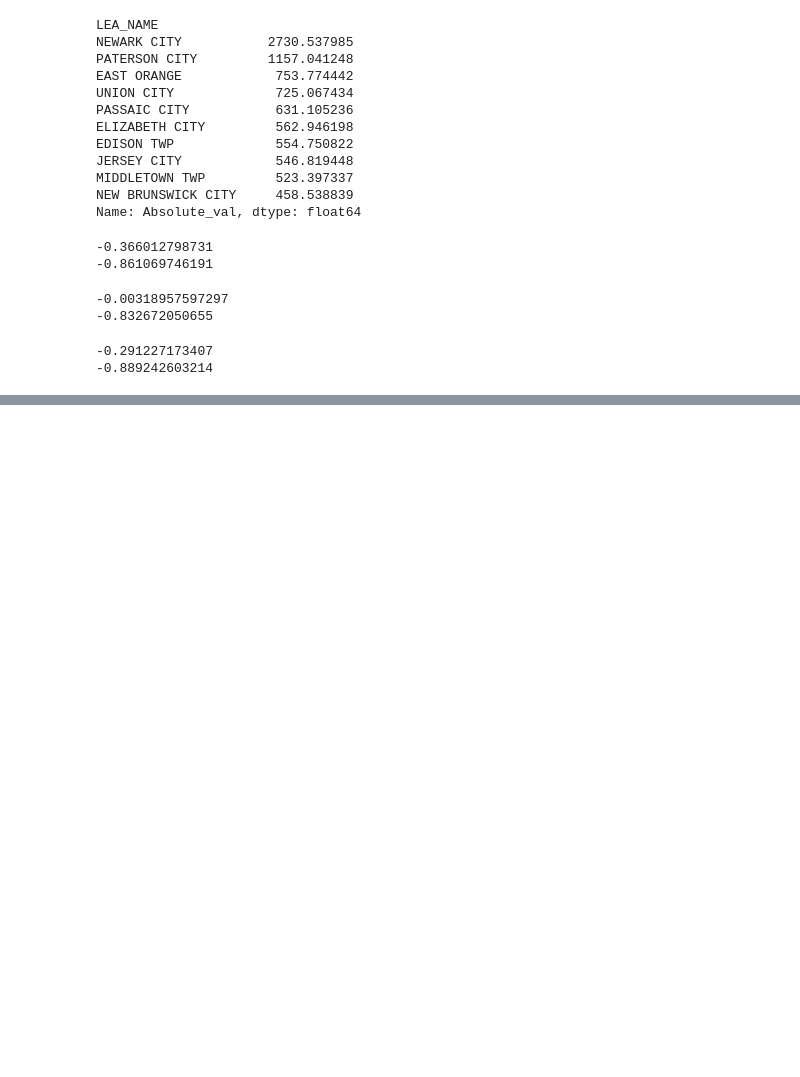
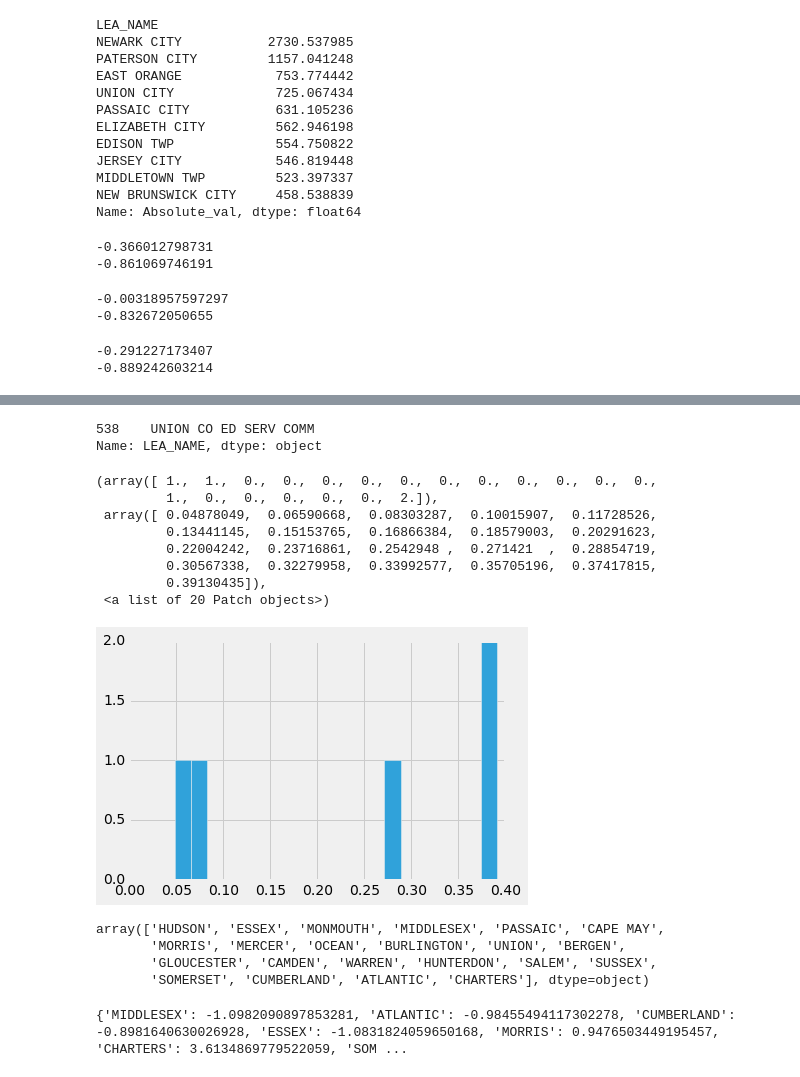
Before and after one commit to epetenko/Diversity_index_schools, a Jupyter notebook: Diversity_index_schools.ipynb, the cells around one changed output, grey strips where cells are left out. Saved outputs shown, nothing was run; the diff lists cells and outputs as text; code cells hidden in the pictures; blank space fills up the shorter version.

```diff
--- a/Diversity_index_schools.ipynb
+++ b/Diversity_index_schools.ipynb
@@ -148,0 +252,35 @@ print test
+# %%
+specthree = df[df["DIST_ID"]=="5245"]
+print specthree["LEA_NAME"].head(1)
+plt.hist(specthree['White_pcnt'], bins=20)
+# %% [output]
+538    UNION CO ED SERV COMM
+Name: LEA_NAME, dtype: object
+(array([ 1.,  1.,  0.,  0.,  0.,  0.,  0.,  0.,  0.,  0.,  0.,  0.,  0.,
+         1.,  0.,  0.,  0.,  0.,  0.,  2.]),
+ array([ 0.04878049,  0.06590668,  0.08303287,  0.10015907,  0.11728526,
+         0.13441145,  0.15153765,  0.16866384,  0.18579003,  0.20291623,
+         0.22004242,  0.23716861,  0.2542948 ,  0.271421  ,  0.28854719,
+         0.30567338,  0.32279958,  0.33992577,  0.35705196,  0.37417815,
+         0.39130435]),
+ <a list of 20 Patch objects>)
+[figure, added]
+# %%
+df["COUNTY_NAME"].unique()
+# %% [output]
+array(['HUDSON', 'ESSEX', 'MONMOUTH', 'MIDDLESEX', 'PASSAIC', 'CAPE MAY',
+       'MORRIS', 'MERCER', 'OCEAN', 'BURLINGTON', 'UNION', 'BERGEN',
+       'GLOUCESTER', 'CAMDEN', 'WARREN', 'HUNTERDON', 'SALEM', 'SUSSEX',
+       'SOMERSET', 'CUMBERLAND', 'ATLANTIC', 'CHARTERS'], dtype=object)
+# %%
+def whitecountykurt(countytest):
+    subset = df[df['COUNTY_NAME']==countytest]
+    return subset['White_pcnt'].kurtosis()
+
+whitectykt = {}
+for n in df['COUNTY_NAME'].unique():
+    whitectykt[n] = whitecountykurt(n)
+
+print whitectykt
+# %% [output]
+{'MIDDLESEX': -1.0982090897853281, 'ATLANTIC': -0.98455494117302278, 'CUMBERLAND': -0.8981640630026928, 'ESSEX': -1.0831824059650168, 'MORRIS': 0.9476503449195457, 'CHARTERS': 3.6134869779522059, 'SOM ...
```
Also changed, not shown: parts of 9 cells of this notebook.
